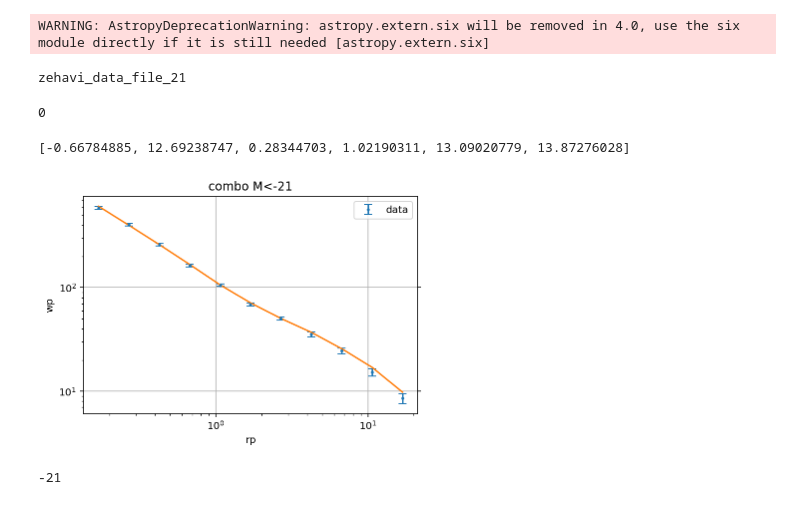
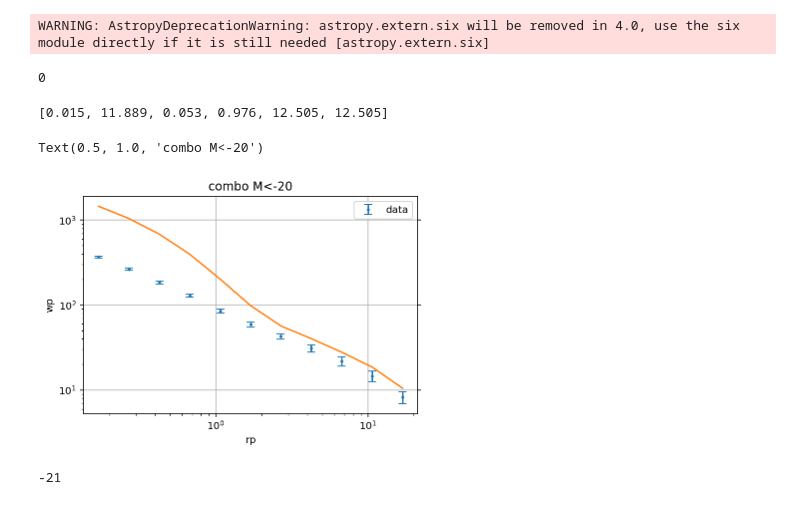
Before and after one commit to lormezini/Halo, a Jupyter notebook: a_vs_wp.ipynb, the cells around one changed output. Cells and saved outputs as stored; diff of their text form; code cells hidden in the pictures.

```diff
--- a/a_vs_wp.ipynb
+++ b/a_vs_wp.ipynb
@@ -31,9 +31,9 @@ WARNING: AstropyDeprecationWarning: astropy.extern.six will be removed in 4.0, u
 # %%
 fname = 'zehavi_smdpl_mvir_m21_tabcorr_2.h5'
 wp_out_file = None#'zehavi_smdpl_mvir_m19_wp.npy'
-dname ='zehavi_data_file_21'
+dname ='zehavi_data_file_20'
 param = 'combo'
-threshold = -21
+threshold = -20
 
 if '21' in dname:
     import zehavi_data_file_21
@@ -60,8 +60,6 @@ if '19' in dname:
     cov_matrix = zehavi_data_file_19.get_cov()[0:11,0:11]
     err = np.array([cov_matrix[i,i] for i in range(len(cov_matrix))])
     bin_cen = (bin_edges[1:]+bin_edges[:-1])/2.
-# %% [output]
-zehavi_data_file_21
 # %%
 halocat = CachedHaloCatalog(fname = '/Users/lmezini/.astropy/cache/halotools/halo_catalogs/SMDPL/rockstar/smdpl.dat.smdpl2.hdf5',update_cached_fname = True)
 halocat.redshift=0.
@@ -161,44 +157,47 @@ param_sampling =[-0.66784885, 12.69238747, 0.28344703, 1.02190311, 13.09020779,1
+# %%
+param_sampling =[.015,11.889, 0.053, 0.976, 12.505, 12.505]
 # %%
 plt.errorbar(bin_cen,wp_ng_vals[1:len(wp_ng_vals)],yerr=np.sqrt(err),fmt='o',markersize=2,capsize=4,label='data')
 for i in range(1):
     #a = i/100.
-    #a = param_sampling[0]
+    a = param_sampling[0]
     #print(a)
-    #model_instance = mod_names_dict['smdpl_combo_a{}.hdf5'.format(round(a,2))]
+    model_instance = mod_names_dict['smdpl_combo_a{}.hdf5'.format(round(a,2))]
         #cens_occ_model = Zheng07Cens(threshold=threshold)
         #cens_prof_model = TrivialPhaseSpace()
 
         #sats_occ_model =  Zheng07Sats(modulate_with_cenocc=True,threshold=threshold)
         #sats_prof_model = NFWPhaseSpace()
 
         #model_instance = HodModelFactory(centrals_occupation = cens_occ_model,
         #centrals_profile = cens_prof_model, satellites_occupation = sats_occ_model,
         #satellites_profile = sats_prof_model)
     print(param_sampling)
     model_instance.param_dict['logMmin'] = param_sampling[1]#Mmin_val[i]
     model_instance.param_dict['sigma_logM'] = param_sampling[2]#sigma_val[i]
     model_instance.param_dict['alpha'] = param_sampling[3]#alpha_val[i]
     model_instance.param_dict['logM0'] = param_sampling[4]#M0_val[i]
     model_instance.param_dict['logM1'] = param_sampling[5]#M1_val[i]
     a = 1.0
     ngal,wp = _get_wp_ng(model_instance,'smdpl_combo_a{}.hdf5'.format(round(a,2)))
     plt.plot(bin_cen,wp,markersize=2)#,label='Vmax')
 #plt.plot(bin_cen,oldfunc,label='Old Corrfunc')
 #plt.title("")
 plt.legend()
 plt.ylabel('wp')
 plt.xlabel('rp')
 plt.tick_params(right=True)
 plt.xscale('log')
 plt.yscale('log')
 plt.grid()
 plt.title(fname)
 #plt.savefig('a_vs_wp.png')
 plt.title("{} M<{}".format(param,threshold))
 #plt.savefig('wp_plot_{}_m{}.pdf'.format(param,threshold))
 # %% [output]
-[-0.66784885, 12.69238747, 0.28344703, 1.02190311, 13.09020779, 13.87276028]
+[0.015, 11.889, 0.053, 0.976, 12.505, 12.505]
+Text(0.5, 1.0, 'combo M<-20')
-[figure, old version]
+[figure, new version]
 # %%
 a = 1.
 model_instance = _get_model_inst(a)
```
Also changed, not shown: parts of 1 cell of this notebook, 14 other files.
